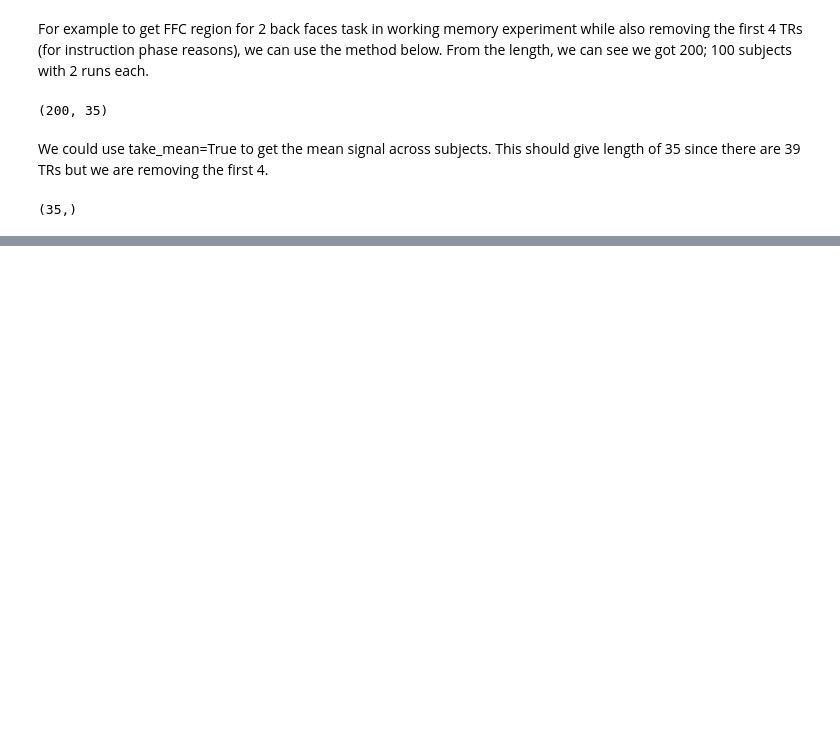
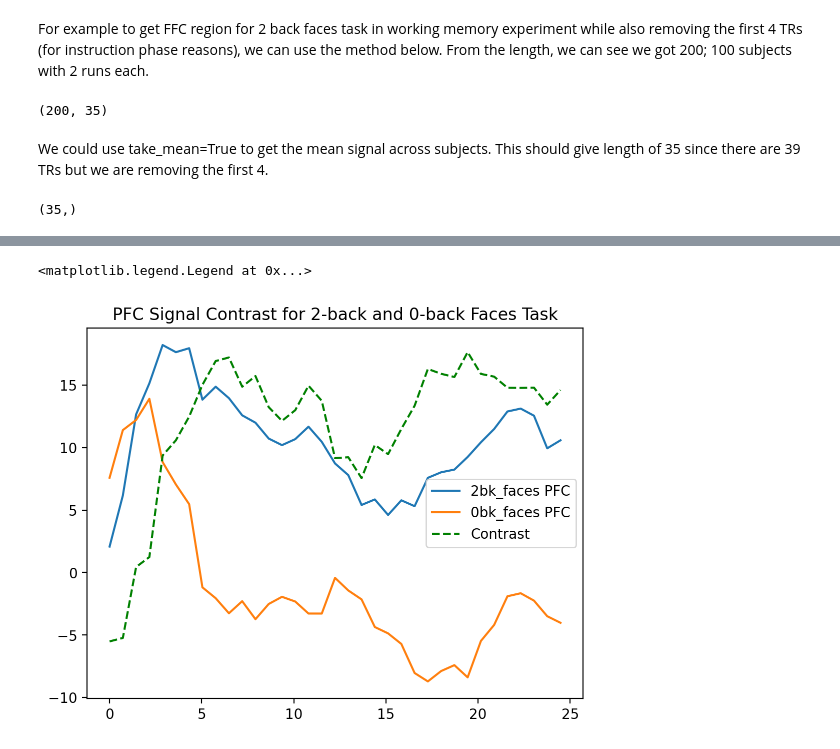
Before and after one commit to kadirberatyildirim/Neuroscience-Projects, a Jupyter notebook: Neuromatch Academy - HCP Task/refactor_after_nma.ipynb, the cells around one changed output, grey strips where cells are left out. Cells and saved outputs as stored; diff of their text form; code cells hidden in the pictures; blank space fills up the shorter version.

```diff
--- a/Neuromatch Academy - HCP Task/refactor_after_nma.ipynb
+++ b/Neuromatch Academy - HCP Task/refactor_after_nma.ipynb
@@ -206,0 +265,12 @@ get_all_subject_data('WM', FFC_LABELS, '2bk_faces', remove_first_n=4, take_mean=
+# %%
+tmp1 = get_all_subject_data('WM', '2bk_faces', LABELS['PFC'], 4, True)
+tmp2 = get_all_subject_data('WM', '0bk_faces', LABELS['PFC'], 4, True)
+
+plt.plot(secs, tmp1, label='2bk_faces PFC')
+plt.plot(secs, tmp2, label='0bk_faces PFC')
+plt.plot(secs, tmp1-tmp2, 'g--', label='Contrast')
+plt.title('PFC Signal Contrast for 2-back and 0-back Faces Task')
+plt.legend()
+# %% [output]
+<matplotlib.legend.Legend at 0x...>
+[figure, added]
```
Also changed, not shown: parts of 23 cells of this notebook.
